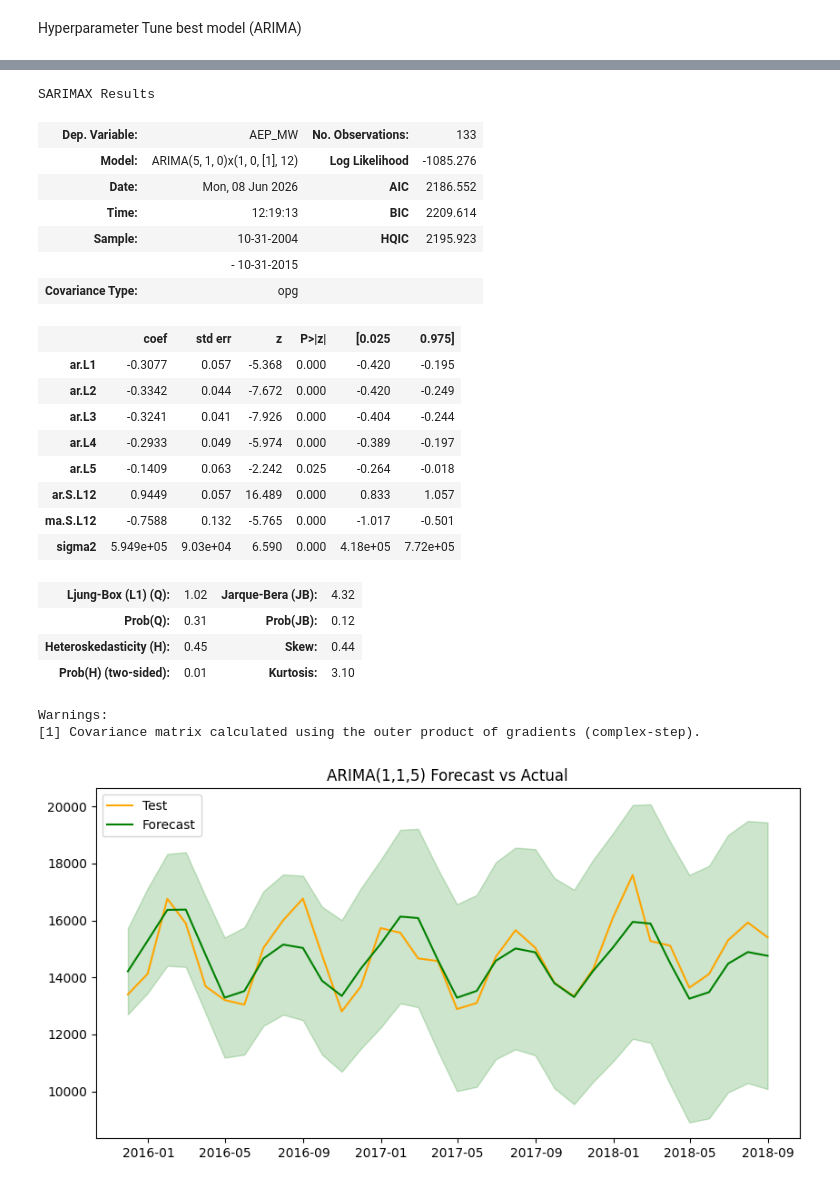
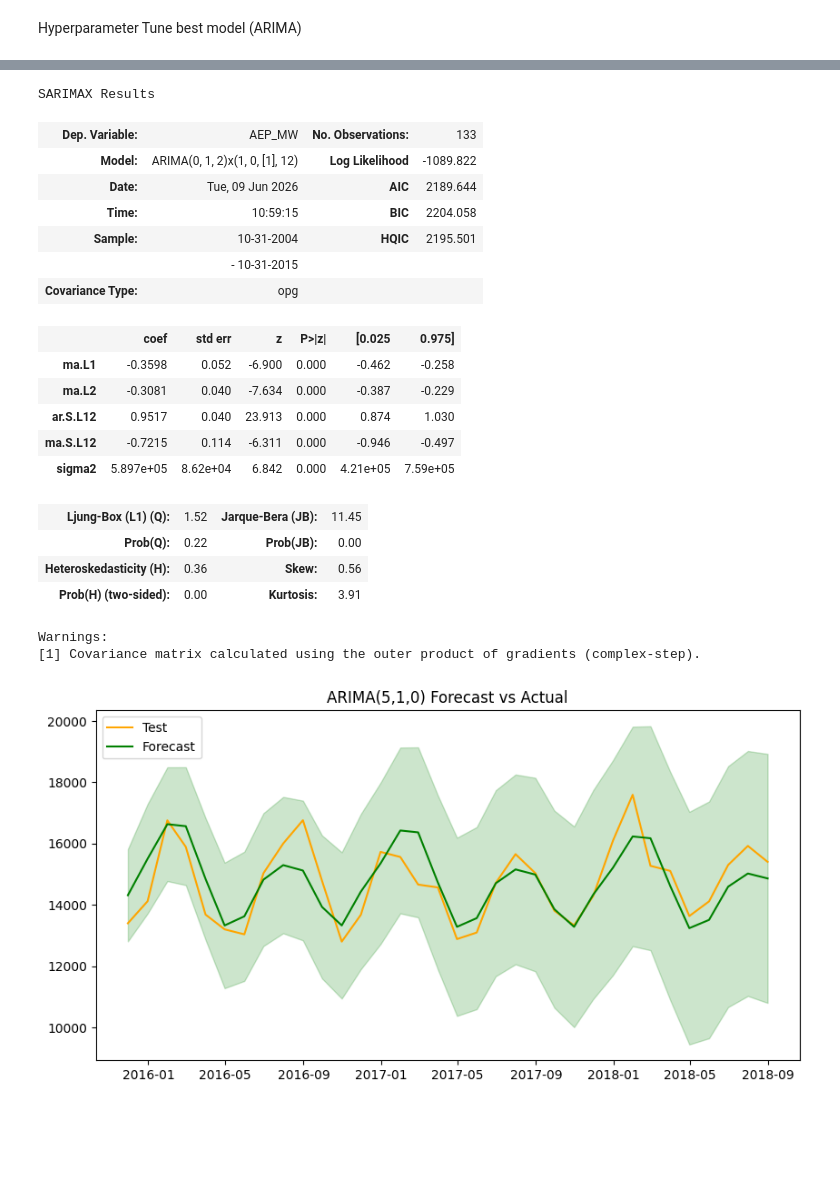
Before and after one commit to victorouma1/Machine-Learning-2-Capstone, a Jupyter notebook: main.ipynb, the cells around one changed output, grey strips where cells are left out. Saved outputs shown, nothing was run; the diff lists cells and outputs as text; code cells hidden in the pictures; blank space fills up the shorter version.

```diff
--- a/main.ipynb
+++ b/main.ipynb
@@ -782,53 +874,50 @@ Total fit time: 37.698 seconds
 # %%
-model_arima_tuned = ARIMA(train_dataset['AEP_MW'], order=(5,1,0), seasonal_order = (1,0,1,12))
+model_arima_tuned = ARIMA(train_dataset['AEP_MW'], order=(0,1,2), seasonal_order = (1,0,1,12))
 results_arima_tuned = model_arima_tuned.fit()
 results_arima_tuned.summary()
 # %% [output]
 SARIMAX Results
 | Dep. Variable: | AEP_MW | No. Observations: | 133 |
-| Model: | ARIMA(5, 1, 0)x(1, 0, [1], 12) | Log Likelihood | -1085.276 |
-| Date: | Mon, 08 Jun 2026 | AIC | 2186.552 |
-| Time: | 12:19:13 | BIC | 2209.614 |
-| Sample: | 10-31-2004 | HQIC | 2195.923 |
+| Model: | ARIMA(0, 1, 2)x(1, 0, [1], 12) | Log Likelihood | -1089.822 |
+| Date: | Tue, 09 Jun 2026 | AIC | 2189.644 |
+| Time: | 10:59:15 | BIC | 2204.058 |
+| Sample: | 10-31-2004 | HQIC | 2195.501 |
 |  | - 10-31-2015 |  |  |
 | Covariance Type: | opg |  |  |
 |  | coef | std err | z | P>|z| | [0.025 | 0.975] |
-| ar.L1 | -0.3077 | 0.057 | -5.368 | 0.000 | -0.420 | -0.195 |
-| ar.L2 | -0.3342 | 0.044 | -7.672 | 0.000 | -0.420 | -0.249 |
-| ar.L3 | -0.3241 | 0.041 | -7.926 | 0.000 | -0.404 | -0.244 |
-| ar.L4 | -0.2933 | 0.049 | -5.974 | 0.000 | -0.389 | -0.197 |
-| ar.L5 | -0.1409 | 0.063 | -2.242 | 0.025 | -0.264 | -0.018 |
-| ar.S.L12 | 0.9449 | 0.057 | 16.489 | 0.000 | 0.833 | 1.057 |
-| ma.S.L12 | -0.7588 | 0.132 | -5.765 | 0.000 | -1.017 | -0.501 |
-| sigma2 | 5.949e+05 | 9.03e+04 | 6.590 | 0.000 | 4.18e+05 | 7.72e+05 |
+| ma.L1 | -0.3598 | 0.052 | -6.900 | 0.000 | -0.462 | -0.258 |
+| ma.L2 | -0.3081 | 0.040 | -7.634 | 0.000 | -0.387 | -0.229 |
+| ar.S.L12 | 0.9517 | 0.040 | 23.913 | 0.000 | 0.874 | 1.030 |
+| ma.S.L12 | -0.7215 | 0.114 | -6.311 | 0.000 | -0.946 | -0.497 |
+| sigma2 | 5.897e+05 | 8.62e+04 | 6.842 | 0.000 | 4.21e+05 | 7.59e+05 |
-| Ljung-Box (L1) (Q): | 1.02 | Jarque-Bera (JB): | 4.32 |
-| Prob(Q): | 0.31 | Prob(JB): | 0.12 |
-| Heteroskedasticity (H): | 0.45 | Skew: | 0.44 |
-| Prob(H) (two-sided): | 0.01 | Kurtosis: | 3.10 |
+| Ljung-Box (L1) (Q): | 1.52 | Jarque-Bera (JB): | 11.45 |
+| Prob(Q): | 0.22 | Prob(JB): | 0.00 |
+| Heteroskedasticity (H): | 0.36 | Skew: | 0.56 |
+| Prob(H) (two-sided): | 0.00 | Kurtosis: | 3.91 |
 Warnings:
 [1] Covariance matrix calculated using the outer product of gradients (complex-step).
 # %%
 n_steps = len(test_dataset)
 forecast_obj = results_arima_tuned.get_forecast(steps=n_steps)
 
 y_pred = forecast_obj.predicted_mean
 conf_int = forecast_obj.conf_int()
 
 y_pred_train = results_arima_tuned.fittedvalues
 
 plt.figure(figsize=(10,5))
 #plt.plot(train_dataset.index, train_dataset['AEP_MW'], label='Train')
 plt.plot(test_dataset.index, test_dataset['AEP_MW'], label='Test', color='orange')
 plt.plot(y_pred.index, y_pred, label='Forecast', color='green')
 plt.fill_between(conf_int.index,
                  conf_int.iloc[:,0],
                  conf_int.iloc[:,1],
                  color='green', alpha=0.2)
 plt.legend()
-plt.title('ARIMA(1,1,5) Forecast vs Actual')
+plt.title('ARIMA(5,1,0) Forecast vs Actual')
 plt.show()
 # %% [output]
-[figure, old version]
+[figure, new version]
 # %%
 mae = mean_absolute_error(test_dataset['AEP_MW'], y_pred)
 rmse = np.sqrt(mean_squared_error(test_dataset['AEP_MW'], y_pred))
```
Also changed, not shown: parts of 31 cells of this notebook.
